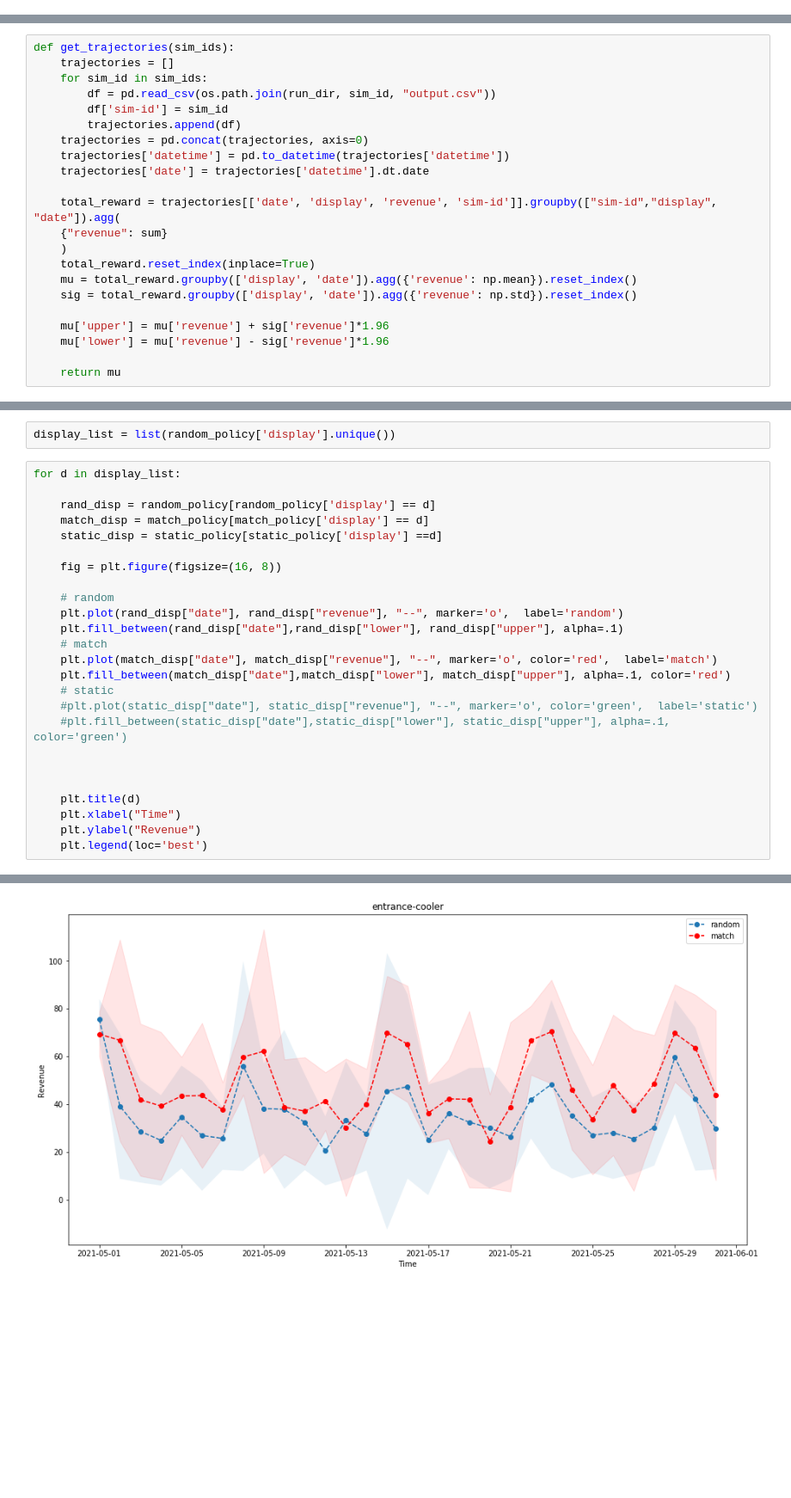
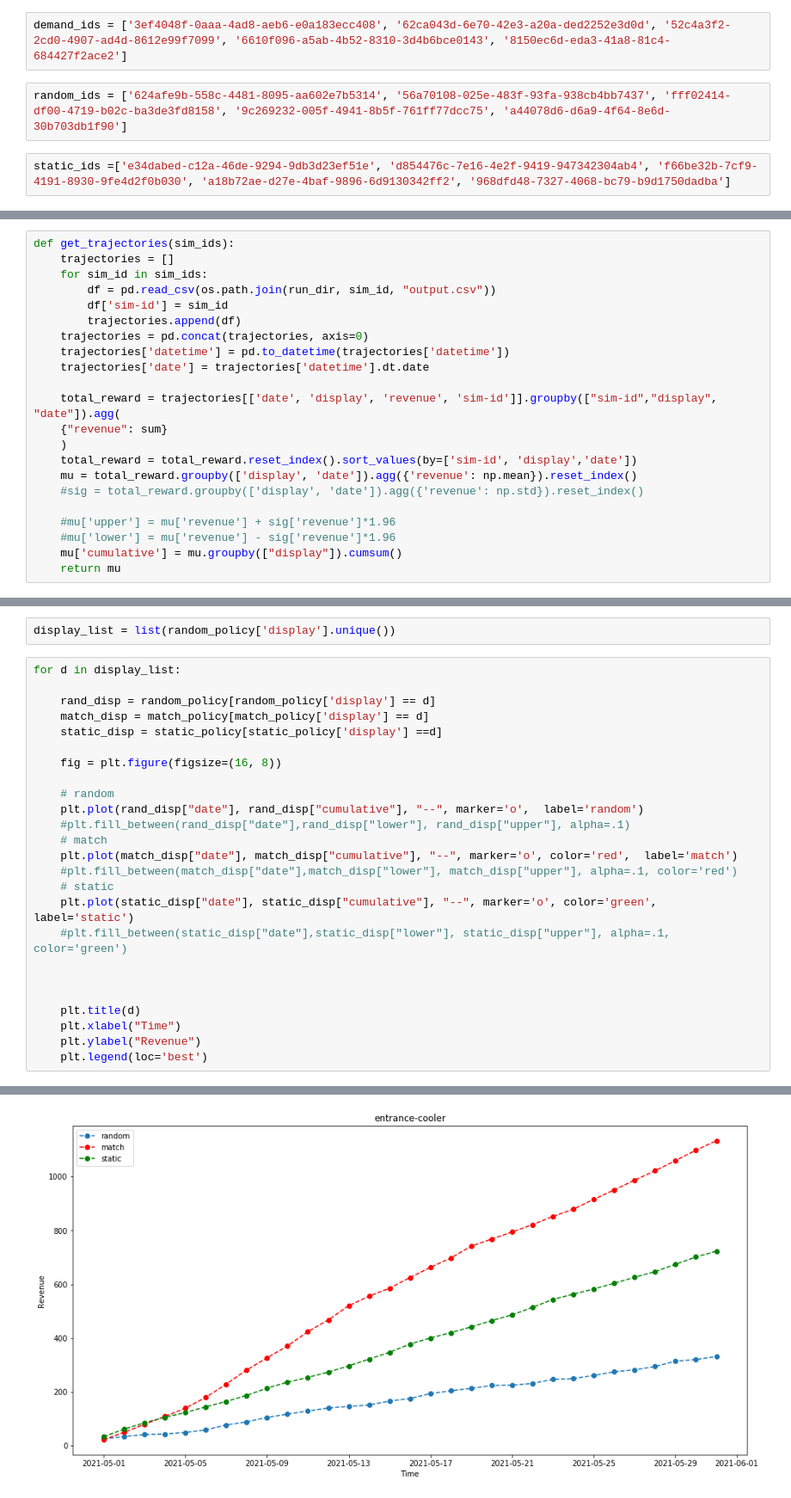
Before and after one commit to porterjenkins/demand-simulation, a Jupyter notebook: eda/comparisons.ipynb, the cells around one changed output, grey strips where cells are left out. Shown: that part at 86% size. Saved outputs shown, nothing was run; the diff lists cells and outputs as text; blank space fills up the shorter version.

Commit message:
cumulative plots

```diff
--- a/eda/comparisons.ipynb
+++ b/eda/comparisons.ipynb
@@ -13,3 +7,9 @@ static_ids = ['261be8a6-5e7a-499f-a6b9-b3ac17c36ba4', '5dc9cc49-2010-4446-b811-b
+# %%
+demand_ids = ['3ef4048f-0aaa-4ad8-aeb6-e0a183ecc408', '62ca043d-6e70-42e3-a20a-ded2252e3d0d', '52c4a3f2-2cd0-4907-ad4d-8612e99f7099', '6610f096-a5ab-4b52-8310-3d4b6bce0143', '8150ec6d-eda3-41a8-81c4-684427f2ace2']
+# %%
+random_ids = ['624afe9b-558c-4481-8095-aa602e7b5314', '56a70108-025e-483f-93fa-938cb4bb7437', 'fff02414-df00-4719-b02c-ba3de3fd8158', '9c269232-005f-4941-8b5f-761ff77dcc75', 'a44078d6-d6a9-4f64-8e6d-30b703db1f90']
+# %%
+static_ids =['e34dabed-c12a-46de-9294-9db3d23ef51e', 'd854476c-7e16-4e2f-9419-947342304ab4', 'f66be32b-7cf9-4191-8930-9fe4d2f0b030', 'a18b72ae-d27e-4baf-9896-6d9130342ff2', '968dfd48-7327-4068-bc79-b9d1750dadba']
 # %%
 run_dir = "../experiments/runs"
 # %%
@@ -26,11 +26,11 @@ def get_trajectories(sim_ids):
     total_reward = trajectories[['date', 'display', 'revenue', 'sim-id']].groupby(["sim-id","display", "date"]).agg(
     {"revenue": sum}
     )
-    total_reward.reset_index(inplace=True)
+    total_reward = total_reward.reset_index().sort_values(by=['sim-id', 'display','date'])
     mu = total_reward.groupby(['display', 'date']).agg({'revenue': np.mean}).reset_index()
-    sig = total_reward.groupby(['display', 'date']).agg({'revenue': np.std}).reset_index()
+    #sig = total_reward.groupby(['display', 'date']).agg({'revenue': np.std}).reset_index()
 
-    mu['upper'] = mu['revenue'] + sig['revenue']*1.96
-    mu['lower'] = mu['revenue'] - sig['revenue']*1.96
-
+    #mu['upper'] = mu['revenue'] + sig['revenue']*1.96
+    #mu['lower'] = mu['revenue'] - sig['revenue']*1.96
+    mu['cumulative'] = mu.groupby(["display"]).cumsum()
     return mu
@@ -51,13 +105,13 @@ for d in display_list:
     fig = plt.figure(figsize=(16, 8))
 
     # random
-    plt.plot(rand_disp["date"], rand_disp["revenue"], "--", marker='o',  label='random')
-    plt.fill_between(rand_disp["date"],rand_disp["lower"], rand_disp["upper"], alpha=.1)
+    plt.plot(rand_disp["date"], rand_disp["cumulative"], "--", marker='o',  label='random')
+    #plt.fill_between(rand_disp["date"],rand_disp["lower"], rand_disp["upper"], alpha=.1)
     # match
-    plt.plot(match_disp["date"], match_disp["revenue"], "--", marker='o', color='red',  label='match')
-    plt.fill_between(match_disp["date"],match_disp["lower"], match_disp["upper"], alpha=.1, color='red')
+    plt.plot(match_disp["date"], match_disp["cumulative"], "--", marker='o', color='red',  label='match')
+    #plt.fill_between(match_disp["date"],match_disp["lower"], match_disp["upper"], alpha=.1, color='red')
     # static
-    #plt.plot(static_disp["date"], static_disp["revenue"], "--", marker='o', color='green',  label='static')
+    plt.plot(static_disp["date"], static_disp["cumulative"], "--", marker='o', color='green',  label='static')
     #plt.fill_between(static_disp["date"],static_disp["lower"], static_disp["upper"], alpha=.1, color='green')
 
 
@@ -72 +130 @@ for d in display_list:
-[figure, old version]
+[figure, new version]
```
Also changed, not shown: parts of 14 cells of this notebook, 1 other file.
